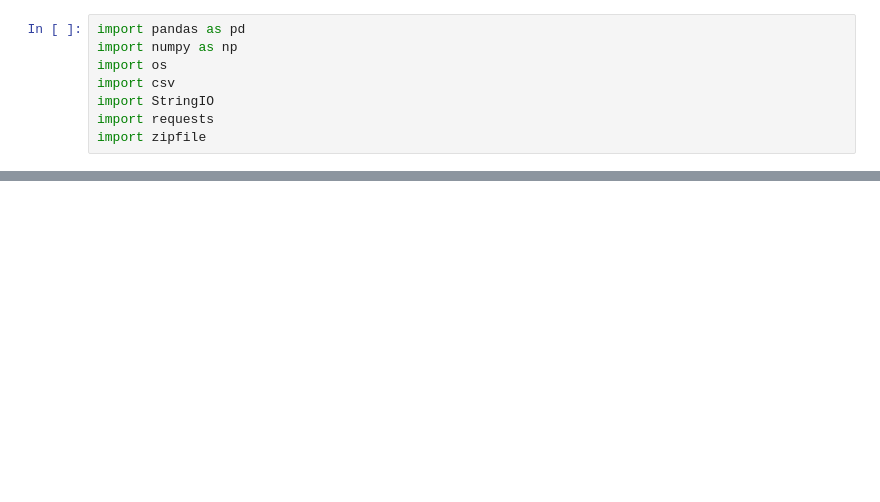
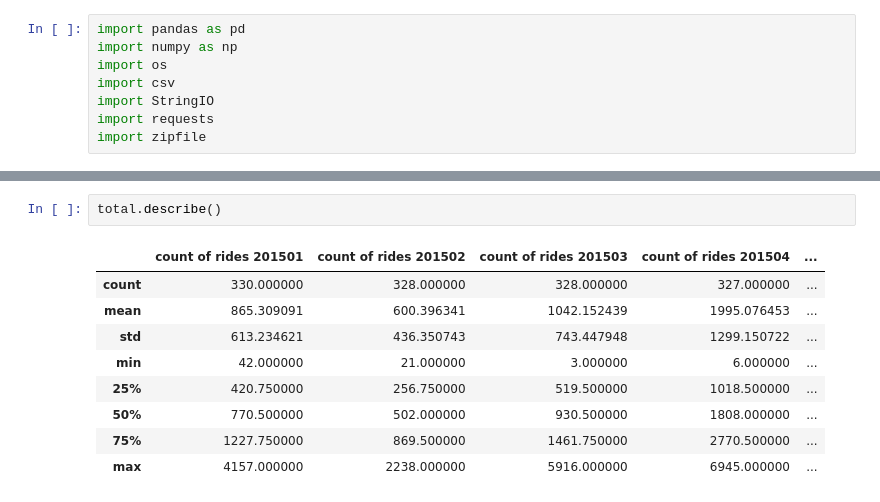
Before and after one commit to CUSP2017/citibike-publicspace, a Jupyter notebook: notebooks/2.0_ridership.ipynb, the cells around one changed output, grey strips where cells are left out. Saved outputs shown, nothing was run; the diff lists cells and outputs as text; blank space fills up the shorter version.

```diff
--- a/notebooks/2.0_ridership.ipynb
+++ b/notebooks/2.0_ridership.ipynb
@@ -48,0 +66,12 @@ total
+# %%
+total.describe()
+# %% [output]
+|  | count of rides 201501 | count of rides 201502 | count of rides 201503 | count of rides 201504 | ... |
+| count | 330.000000 | 328.000000 | 328.000000 | 327.000000 | ... |
+| mean | 865.309091 | 600.396341 | 1042.152439 | 1995.076453 | ... |
+| std | 613.234621 | 436.350743 | 743.447948 | 1299.150722 | ... |
+| min | 42.000000 | 21.000000 | 3.000000 | 6.000000 | ... |
+| 25% | 420.750000 | 256.750000 | 519.500000 | 1018.500000 | ... |
+| 50% | 770.500000 | 502.000000 | 930.500000 | 1808.000000 | ... |
+| 75% | 1227.750000 | 869.500000 | 1461.750000 | 2770.500000 | ... |
+| max | 4157.000000 | 2238.000000 | 5916.000000 | 6945.000000 | ... |
```
Also changed, not shown: parts of 4 cells of this notebook.
